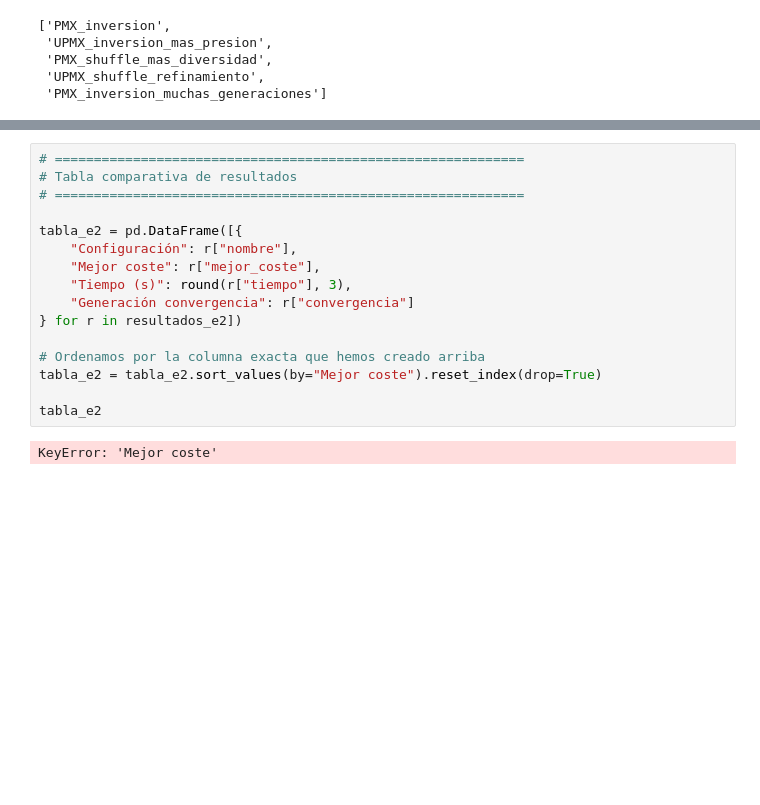
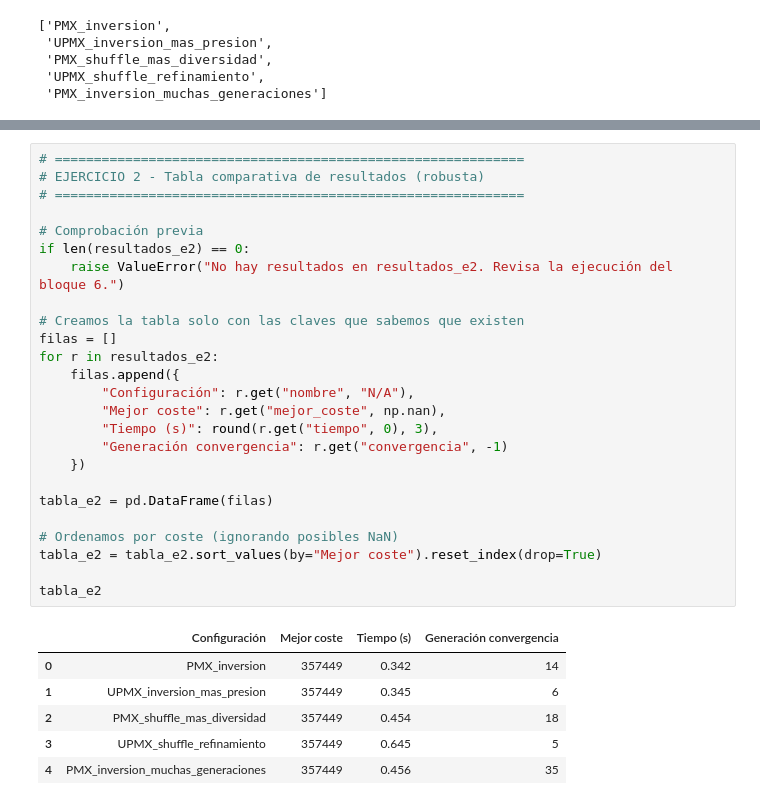
Before and after one commit to dmh1006/Practica4_DarioMeneses, a Jupyter notebook: Practica4- Resolucion.ipynb, the cells around one changed output, grey strips where cells are left out. Cells and saved outputs as stored; diff of their text form; blank space fills up the shorter version.

Commit message:
errores arreglados del ejericio 2

```diff
--- a/Practica4- Resolucion.ipynb
+++ b/Practica4- Resolucion.ipynb
@@ -1368,18 +1412,32 @@ def ejecutar_configuracion_e2(cfg):
 # %%
 # ============================================================
-# Tabla comparativa de resultados
+# EJERCICIO 2 - Tabla comparativa de resultados (robusta)
 # ============================================================
 
-tabla_e2 = pd.DataFrame([{
-    "Configuración": r["nombre"],
-    "Mejor coste": r["mejor_coste"],
-    "Tiempo (s)": round(r["tiempo"], 3),
-    "Generación convergencia": r["convergencia"]
-} for r in resultados_e2])
+# Comprobación previa
+if len(resultados_e2) == 0:
+    raise ValueError("No hay resultados en resultados_e2. Revisa la ejecución del bloque 6.")
 
-# Ordenamos por la columna exacta que hemos creado arriba
+# Creamos la tabla solo con las claves que sabemos que existen
+filas = []
+for r in resultados_e2:
+    filas.append({
+        "Configuración": r.get("nombre", "N/A"),
+        "Mejor coste": r.get("mejor_coste", np.nan),
+        "Tiempo (s)": round(r.get("tiempo", 0), 3),
+        "Generación convergencia": r.get("convergencia", -1)
+    })
+
+tabla_e2 = pd.DataFrame(filas)
+
+# Ordenamos por coste (ignorando posibles NaN)
 tabla_e2 = tabla_e2.sort_values(by="Mejor coste").reset_index(drop=True)
 
 tabla_e2
 # %% [output]
-KeyError: 'Mejor coste'
+|  | Configuración | Mejor coste | Tiempo (s) | Generación convergencia |
+| 0 | PMX_inversion | 357449 | 0.342 | 14 |
+| 1 | UPMX_inversion_mas_presion | 357449 | 0.345 | 6 |
+| 2 | PMX_shuffle_mas_diversidad | 357449 | 0.454 | 18 |
+| 3 | UPMX_shuffle_refinamiento | 357449 | 0.645 | 5 |
+| 4 | PMX_inversion_muchas_generaciones | 357449 | 0.456 | 35 |
```
Also changed, not shown: parts of 3 cells of this notebook.
